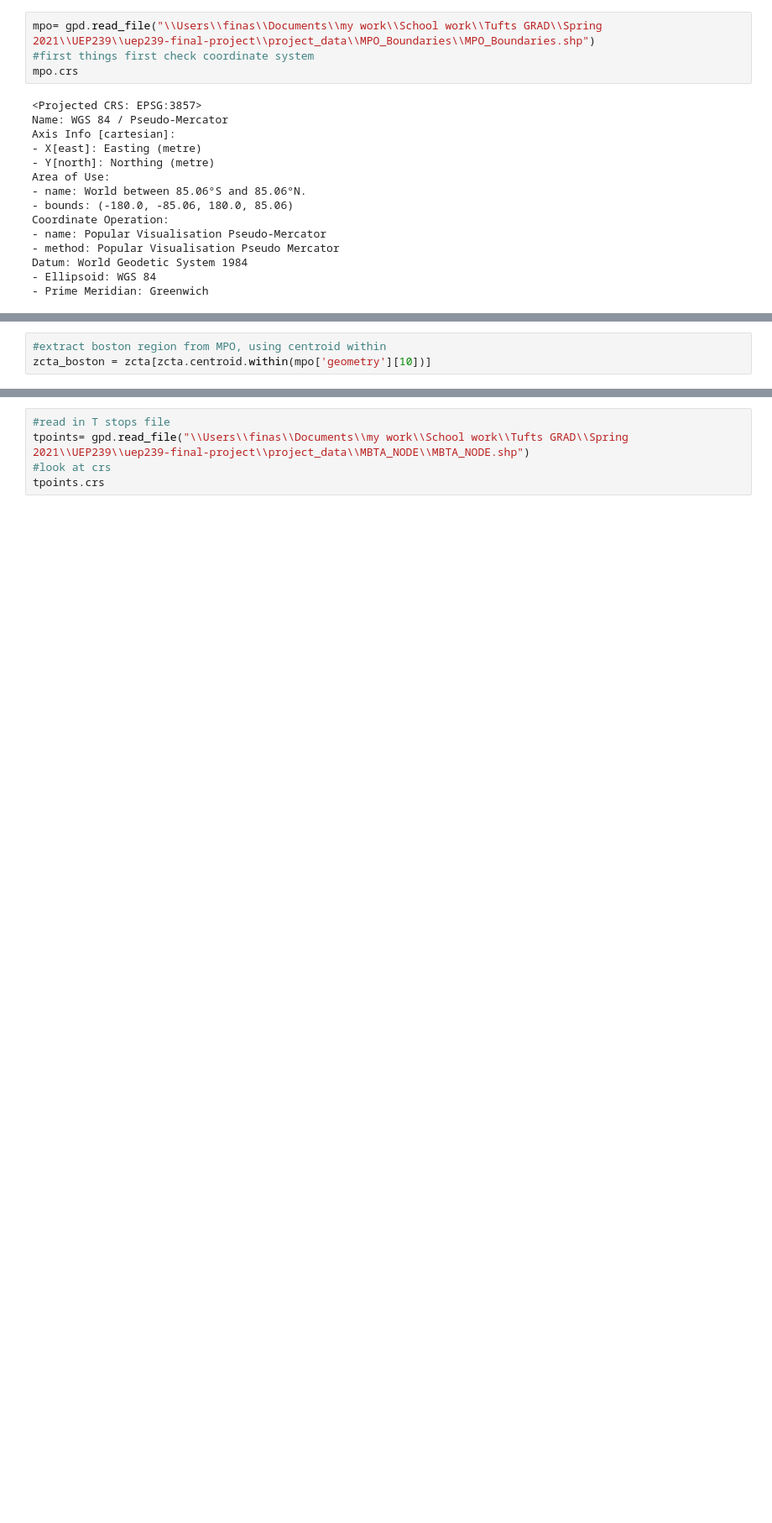
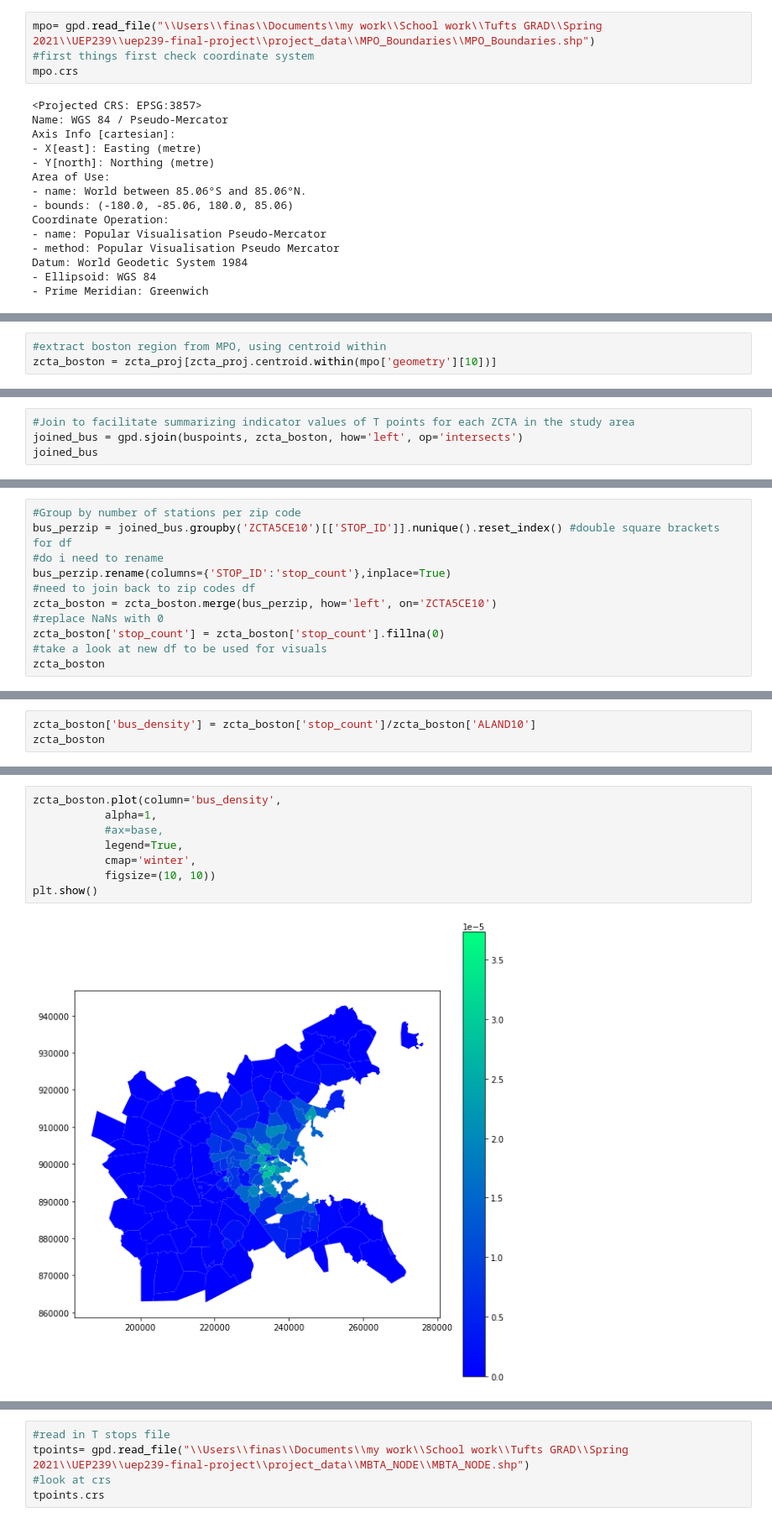
Before and after one commit to finashort/uep239-final-project, a Jupyter notebook: UEP239Final.ipynb, the cells around one changed output, grey strips where cells are left out. Shown at 84% size. Cells and saved outputs as stored; diff of their text form; blank space fills up the shorter version.

```diff
--- a/UEP239Final.ipynb
+++ b/UEP239Final.ipynb
@@ -138,5 +149,5 @@ Datum: NAD83 (National Spatial Reference System 2011)
 - Prime Meridian: Greenwich
 # %%
 #extract boston region from MPO, using centroid within
-zcta_boston = zcta[zcta.centroid.within(mpo['geometry'][10])]
+zcta_boston = zcta_proj[zcta_proj.centroid.within(mpo['geometry'][10])]
 # %%
@@ -189,0 +200,4 @@ buspoints = buspoints.to_crs("EPSG:6491")
+# %%
+#Join to facilitate summarizing indicator values of T points for each ZCTA in the study area
+joined_bus = gpd.sjoin(buspoints, zcta_boston, how='left', op='intersects')
+joined_bus
@@ -189,0 +222,11 @@ buspoints = buspoints.to_crs("EPSG:6491")
+# %%
+#Group by number of stations per zip code
+bus_perzip = joined_bus.groupby('ZCTA5CE10')[['STOP_ID']].nunique().reset_index() #double square brackets for df
+#do i need to rename
+bus_perzip.rename(columns={'STOP_ID':'stop_count'},inplace=True)
+#need to join back to zip codes df
+zcta_boston = zcta_boston.merge(bus_perzip, how='left', on='ZCTA5CE10')
+#replace NaNs with 0
+zcta_boston['stop_count'] = zcta_boston['stop_count'].fillna(0)
+#take a look at new df to be used for visuals
+zcta_boston
@@ -189,0 +249,3 @@ buspoints = buspoints.to_crs("EPSG:6491")
+# %%
+zcta_boston['bus_density'] = zcta_boston['stop_count']/zcta_boston['ALAND10']
+zcta_boston
@@ -189,0 +268,10 @@ buspoints = buspoints.to_crs("EPSG:6491")
+# %%
+zcta_boston.plot(column='bus_density',
+           alpha=1,
+           #ax=base,
+           legend=True,
+           cmap='winter',
+           figsize=(10, 10))
+plt.show()
+# %% [output]
+[figure, added]
```
Also changed, not shown: parts of 42 cells of this notebook, 3 other files.
